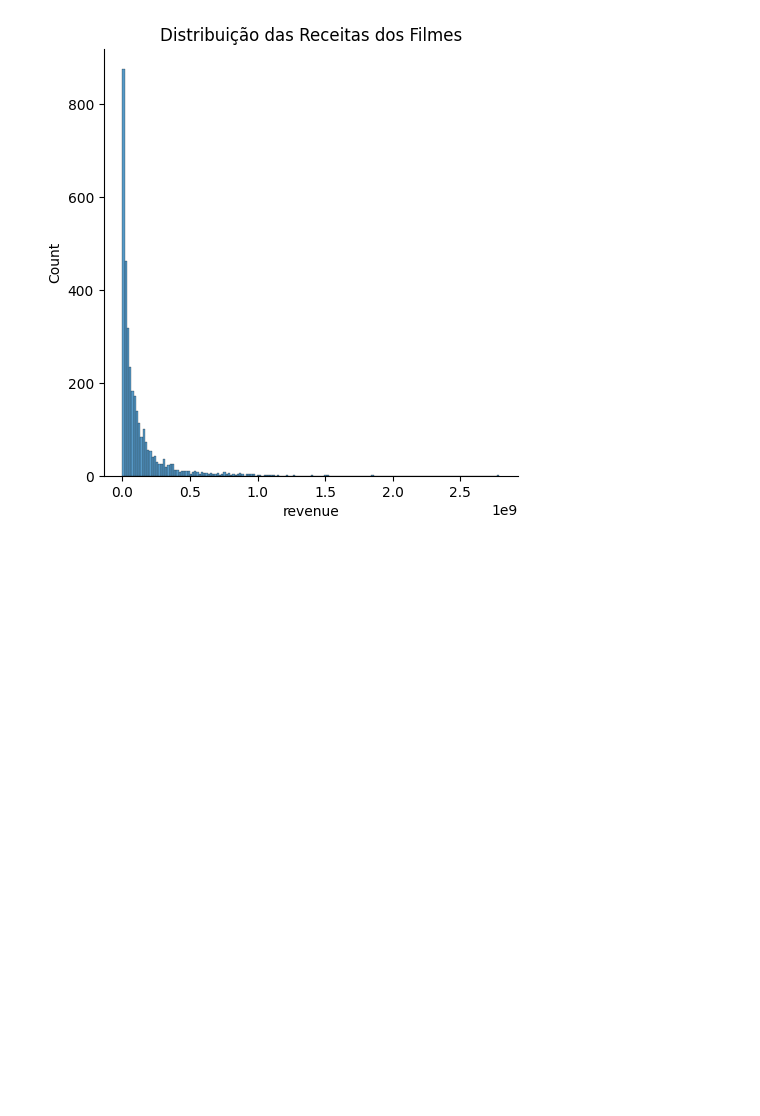
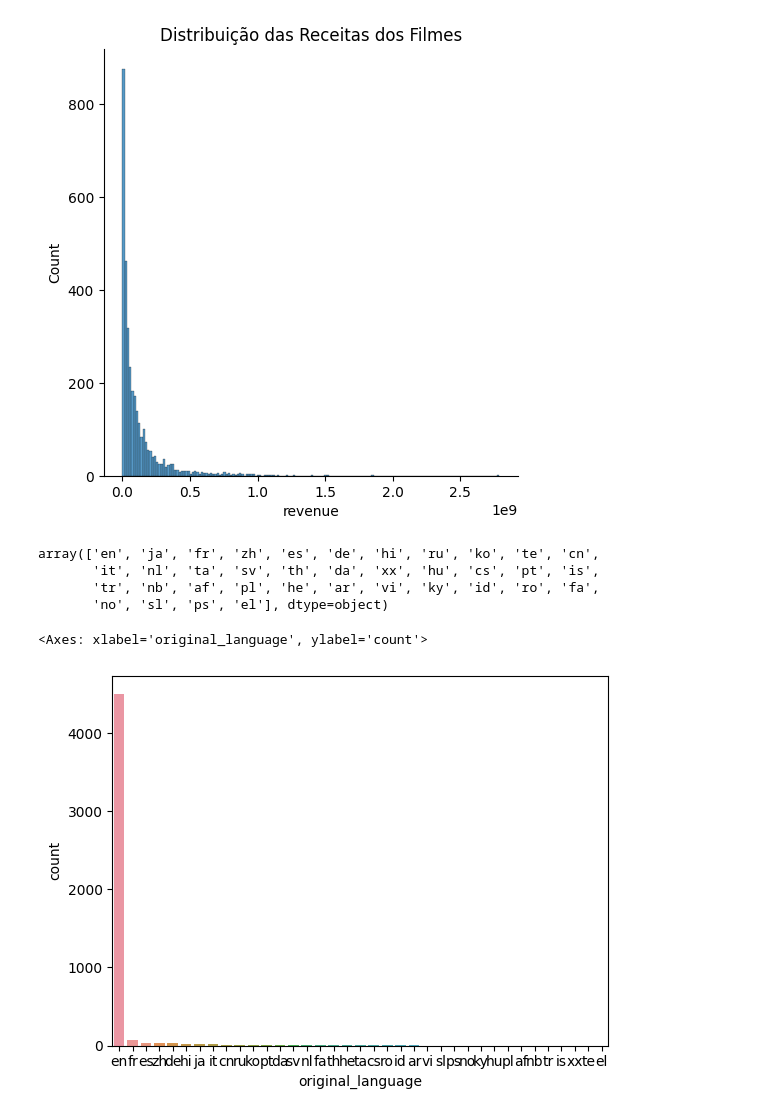
Before and after one commit to ViniciusSantos1993/main, a Jupyter notebook: Introdução_a_data_science.ipynb, the cells around one changed output. Cells and saved outputs as stored; diff of their text form; code cells hidden in the pictures; blank space fills up the shorter version.

```diff
--- a/Introdução_a_data_science.ipynb
+++ b/Introdução_a_data_science.ipynb
@@ -191,3 +191,19 @@ plt.title("Distribuição das Receitas dos Filmes")
 plt.show()
 # %% [output]
 [figure]
+# %%
+tmdb['original_language'].unique()
+# %% [output]
+array(['en', 'ja', 'fr', 'zh', 'es', 'de', 'hi', 'ru', 'ko', 'te', 'cn',
+       'it', 'nl', 'ta', 'sv', 'th', 'da', 'xx', 'hu', 'cs', 'pt', 'is',
+       'tr', 'nb', 'af', 'pl', 'he', 'ar', 'vi', 'ky', 'id', 'ro', 'fa',
+       'no', 'sl', 'ps', 'el'], dtype=object)
+# %%
+contagem_de_lingua = tmdb['original_language'].value_counts().to_frame().reset_index()
+# %%
+# Criação de Gráfico de Barras
+
+sns.barplot(data=contagem_de_lingua, x="original_language", y='count')
+# %% [output]
+<Axes: xlabel='original_language', ylabel='count'>
+[figure, added]
```
Also changed, not shown: parts of 4 cells of this notebook.
